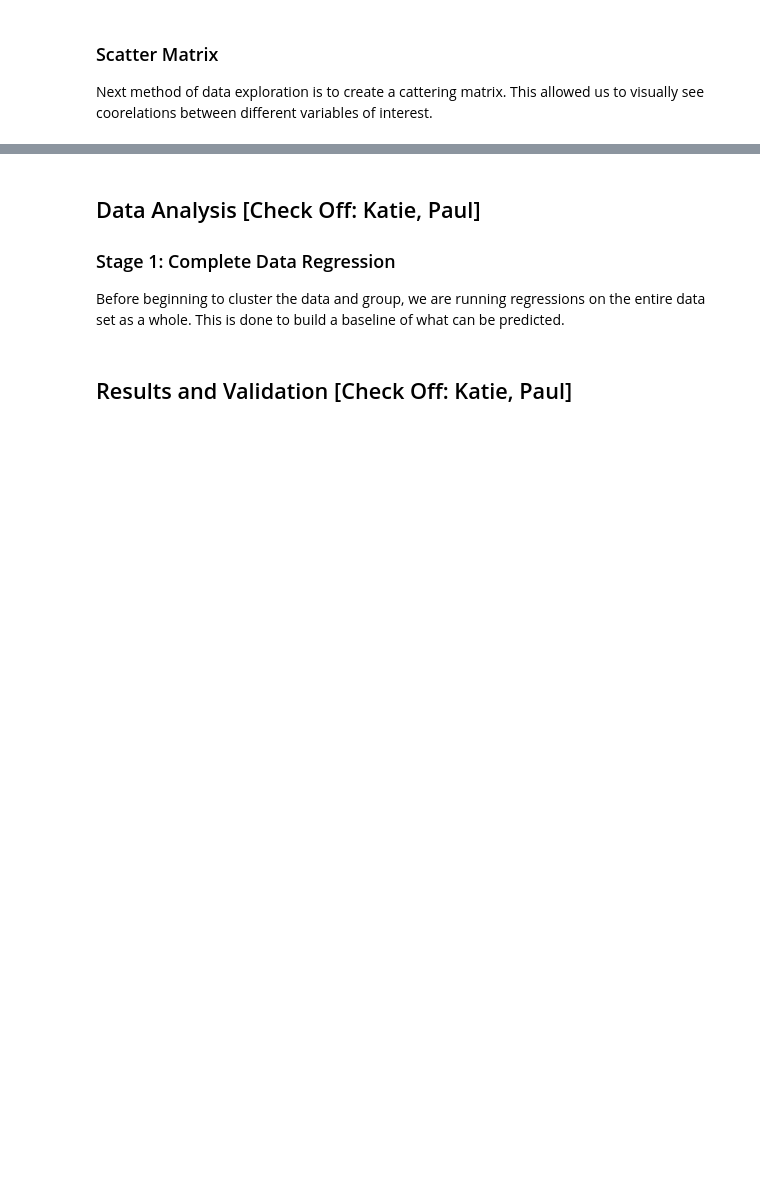
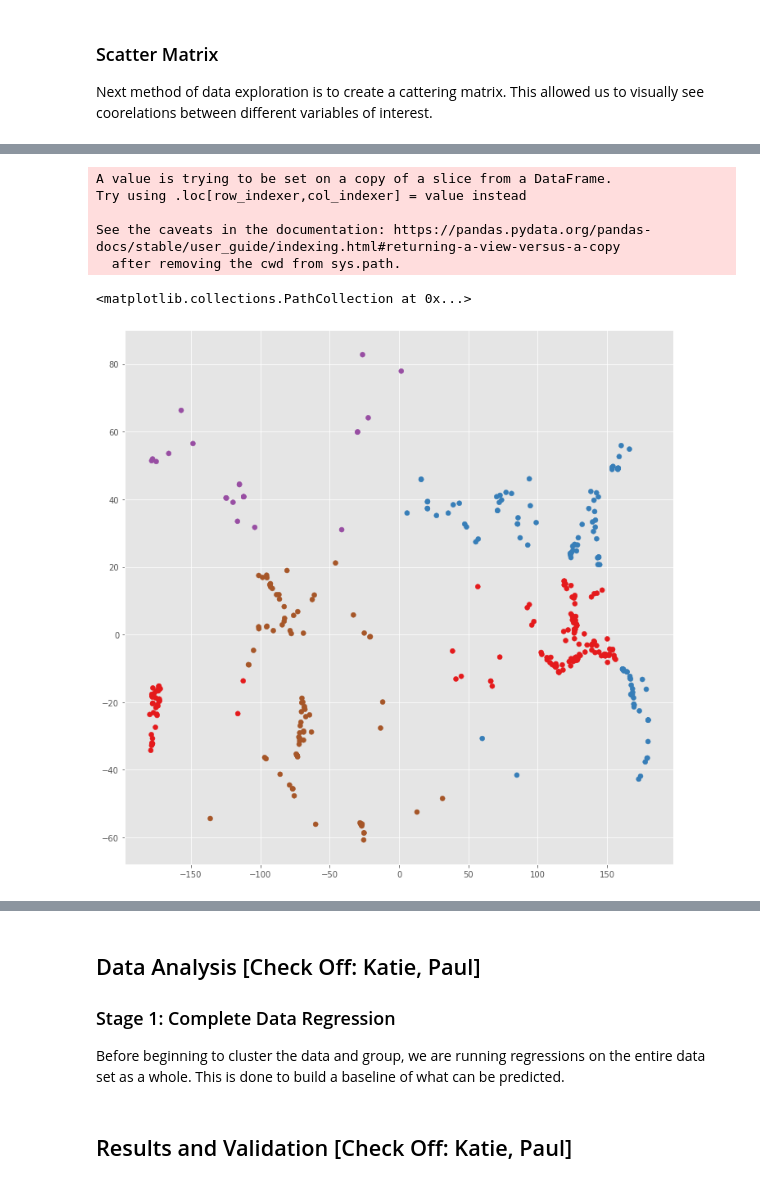
Before and after one commit to pmundot/Earthquakes, a Jupyter notebook: Final_Report_Team_Fugacity/Final Report_Team Fugacity [IN PROGRESS].ipynb, the cells around one changed output, grey strips where cells are left out. Saved outputs shown, nothing was run; the diff lists cells and outputs as text; code cells hidden in the pictures; blank space fills up the shorter version.

```diff
--- a/Final_Report_Team_Fugacity/Final Report_Team Fugacity [IN PROGRESS].ipynb
+++ b/Final_Report_Team_Fugacity/Final Report_Team Fugacity [IN PROGRESS].ipynb
@@ -287,7 +402,7 @@ for kip in Location:
     Locate.append(poper[1])
     magni.append(poper[0])
 # %%
-#[INSERT DESCRIPTION, I don't really know what this is]
+#Continueing to clean the data
 
 time=[]
 loc=[]
@@ -321,7 +436,26 @@ latitude=[]
 longitude=[]
 for sets in loc:
     x,y=coord_split(sets)
-    latitude.append(latitudel(x))
+    latitude.append(lattitudel(x))
     longitude.append(longitudel(y))
 
 Current=pd.DataFrame(zip(time,Locate,magni,depth,latitude,longitude), columns=['time','Location','Magnitude','Depth (km)','lattitude','longitude'])
+
+def co(text):
+    for country in pycountry.countries:
+        if country.name in text:
+            return(country.name)
+t=[]
+for i,text in enumerate(Current['Location']):
+    j=re.findall(r",([\w\s]+)",text)
+    if len(j)==0:
+        if type(co(text)) is None:
+            t.append(co(text))
+        else:
+            t.append(text)
+    elif len(j)>0:
+        t.extend(j)
+    else:
+        t.append(text)
+Current['Country']=t
+Current
@@ -377,0 +572,15 @@ for x in range(n):
+# %%
+#Kmeans from USGS data. We will use k-means for all other data
+quac=Current[['lattitude','longitude']]
+scal=scale(quac)
+y_pred = KMeans(n_clusters=7,n_init=50).fit_predict(scal)
+quac['grouping']=y_pred
+plt.scatter(quac['longitude'],quac['lattitude'],c=y_pred,cmap=cmap)
+# %% [output]
+A value is trying to be set on a copy of a slice from a DataFrame.
+Try using .loc[row_indexer,col_indexer] = value instead
+
+See the caveats in the documentation: https://pandas.pydata.org/pandas-docs/stable/user_guide/indexing.html#returning-a-view-versus-a-copy
+  after removing the cwd from sys.path.
+<matplotlib.collections.PathCollection at 0x...>
+[figure, added]
```
Also changed, not shown: parts of 22 cells of this notebook.
